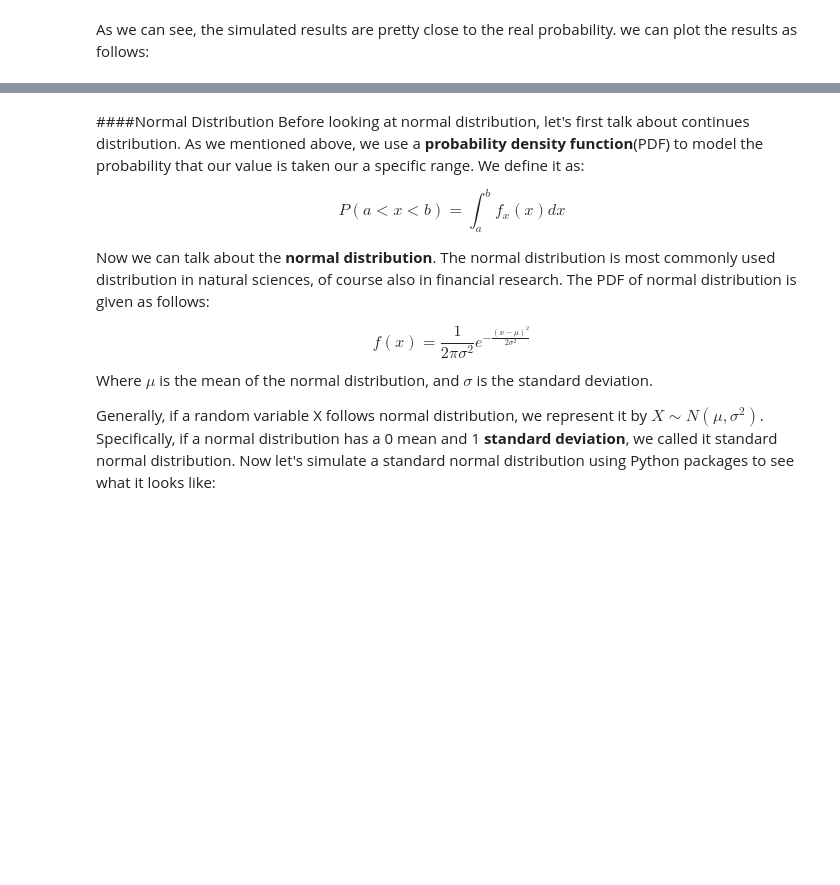
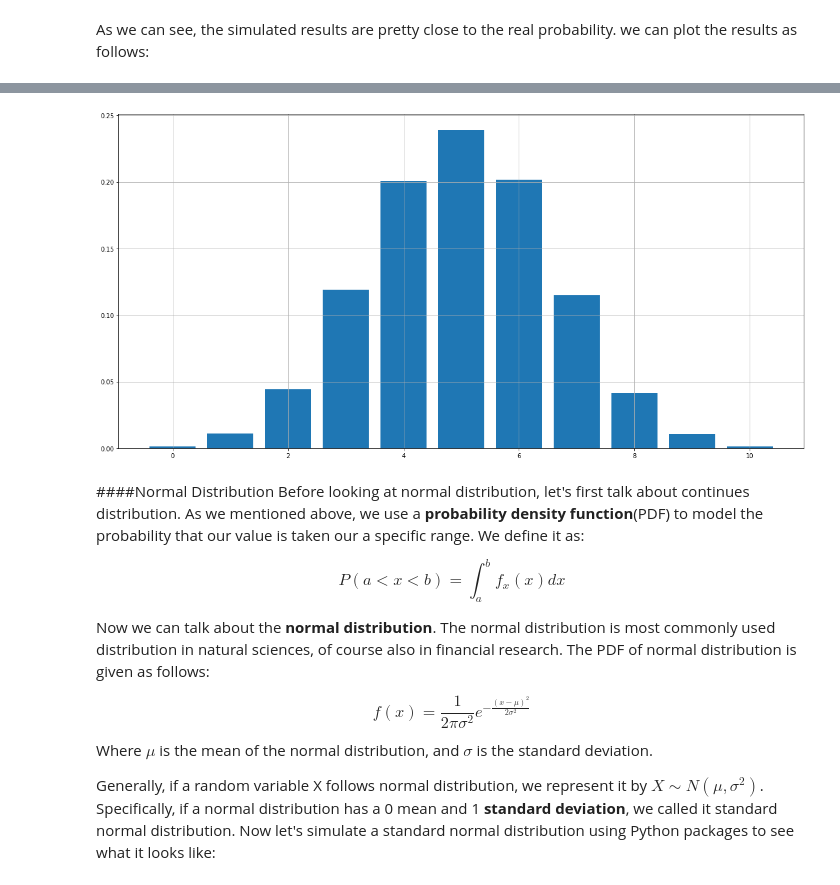
Before and after one commit to gabimgarciarom/AlgorithmsUN2021I, a Jupyter notebook: Lab4/ggarciaroTutorial7.ipynb, the cells around one changed output, grey strips where cells are left out. Cells and saved outputs as stored; diff of their text form; code cells hidden in the pictures; blank space fills up the shorter version.

```diff
--- a/Lab4/ggarciaroTutorial7.ipynb
+++ b/Lab4/ggarciaroTutorial7.ipynb
@@ -114,3 +116,14 @@ def trial():
+# %%
+# My example
+def grades():
+  # Grading an asignment from 0 to 5
+  grades = [0,1,2,3,4,5]
+  a = random.choice(grades)
+  # only the ones with grades greater than 3 will pass the course
+  if a >= 3:
+     return 1
+  else:
+     return 0
 # %% [markdown]
 Each time we execute trial(), we did an experiment. If it succeed, it will return 1, otherwise it will return 0. Now we are going to do the experiment 10 times:
 # %%
@@ -134,2 +156,11 @@ print binomial(8)
 # %% [markdown]
 The number printed above is the simulated probability that we succeed 8 times if we experiment 10 times. For each possible outcome, we simulate the probability:
+# %%
+def binomial_grades(number):
+    l = []
+    for i in range(10000):
+        res = [grades() for x in range(10)]
+        l.append(sum(res))
+    return len([x for x in l if x == number])/float(len(l))
+
+print (binomial_grades(10))
@@ -153 +188,11 @@ print prob_s
 dtype: float64
+# %%
+#My example
+prob_2 = []
+#Appending the probability of 0,1,2,3,4....10 successes
+for i in range(0,11):
+    prob_2.append(binomial_grades(i))
+prob_s_2 = pd.Series(prob_2,index = range(0,11))
+# Suming the probabilities for calculating the cumulative probability
+prob_s_2['sum'] = sum(prob_2)
+print (prob_s_2)
@@ -171,3 +239,11 @@ plt.show()
+# %%
+#My example, graphing grdes binomial distribution
+plt.figure(figsize = (20,10))
+plt.bar( range(0,11) ,prob_2[0:11])
+plt.grid()
+plt.show()
+# %% [output]
+[figure, added]
 # %% [markdown]
 ####Normal Distribution
 Before looking at normal distribution, let's first talk about continues distribution. As we mentioned above, we use a **probability density function**(PDF) to model the probability that our value is taken our a specific range. We define it as:
```
Also changed, not shown: parts of 29 cells of this notebook, 1 other file.
